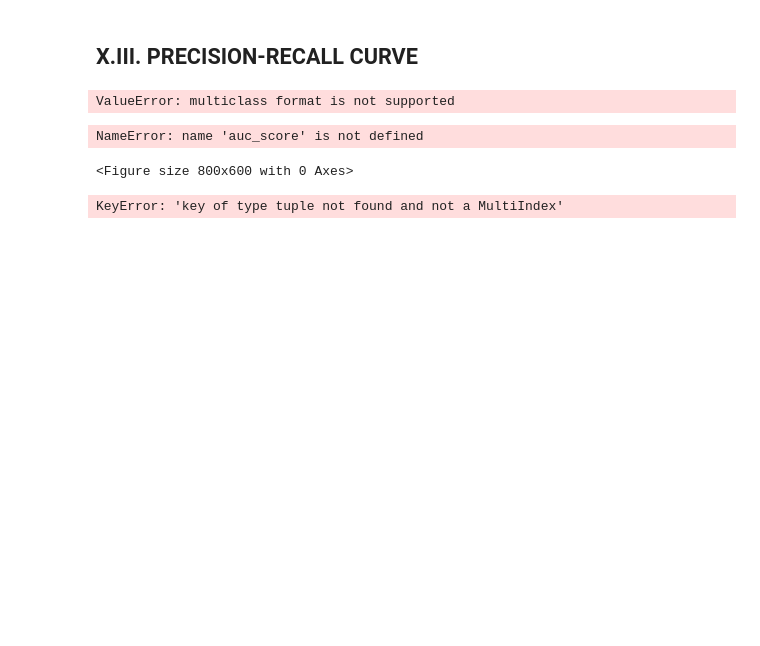
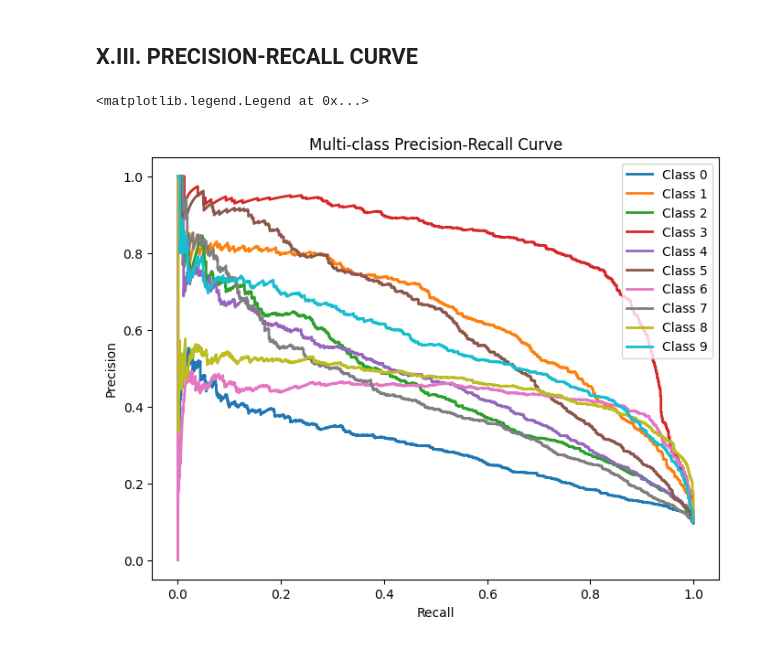
Before and after one commit to jiejorie/experiment-portfolio-machine-learning, a Jupyter notebook: 02-Classification Model/classification-model.ipynb, the cells around one changed output. Saved outputs shown, nothing was run; the diff lists cells and outputs as text; code cells hidden in the pictures; blank space fills up the shorter version.

```diff
--- a/02-Classification Model/classification-model.ipynb
+++ b/02-Classification Model/classification-model.ipynb
@@ -868,31 +922,19 @@ plt.savefig('Multiclass ROC',dpi=300);
 # %% [markdown]
 ## **X.III. PRECISION-RECALL CURVE**
-# %%
-precision, recall, thresholds = precision_recall_curve(y_test, y_pred)
-auc_score = auc(recall, precision)
-# %% [output]
-ValueError: multiclass format is not supported
-# %%
-plt.figure(figsize=(8, 6))
-plt.plot(recall, precision, label=f'Precision-Recall Curve (AUC = {auc_score:.2f})')
-plt.xlabel('Recall')
-plt.ylabel('Precision')
-plt.title('Precision-Recall Curve')
-plt.legend()
-plt.show()
-# %% [output]
-NameError: name 'auc_score' is not defined
-<Figure size 800x600 with 0 Axes>
+# %%
+precision_s, recall_s, avg_p = {}, {}, {} # for precision-recall curve
 # %%
-# # precision recall curve
-# for i in range(n_class):
-#     precision[i], recall[i], _ = precision_recall_curve(y_test[:, i], pred_prob[:, i])
-#     plt.plot(recall[i], precision[i], lw=2, label='class {}'.format(i))
-
-# plt.xlabel("recall")
-# plt.ylabel("precision")
-# plt.legend(loc="best")
-# plt.title("precision vs. recall curve")
-# plt.show()
+# plot and create precision-recall curves based on class
+plt.figure(figsize=(8, 6))
+for i in range(n_class):
+    precision_s[i], recall_s[i], _ = precision_recall_curve(y_binarized[:, i], pred_prob[:, i])
+    avg_p[i] = average_precision_score(y_binarized[:, i], pred_prob[:, i])
+    auc_score = auc(recall_s[i], precision_s[i])
+    plt.plot(recall_s[i], precision_s[i], lw=2, label='Class {}'.format(i))
+plt.xlabel('Recall')
+plt.ylabel('Precision')
+plt.title('Multi-class Precision-Recall Curve')
+plt.legend()
 # %% [output]
-KeyError: 'key of type tuple not found and not a MultiIndex'
+<matplotlib.legend.Legend at 0x...>
+[figure, added]
```
Also changed, not shown: parts of 29 cells of this notebook.
